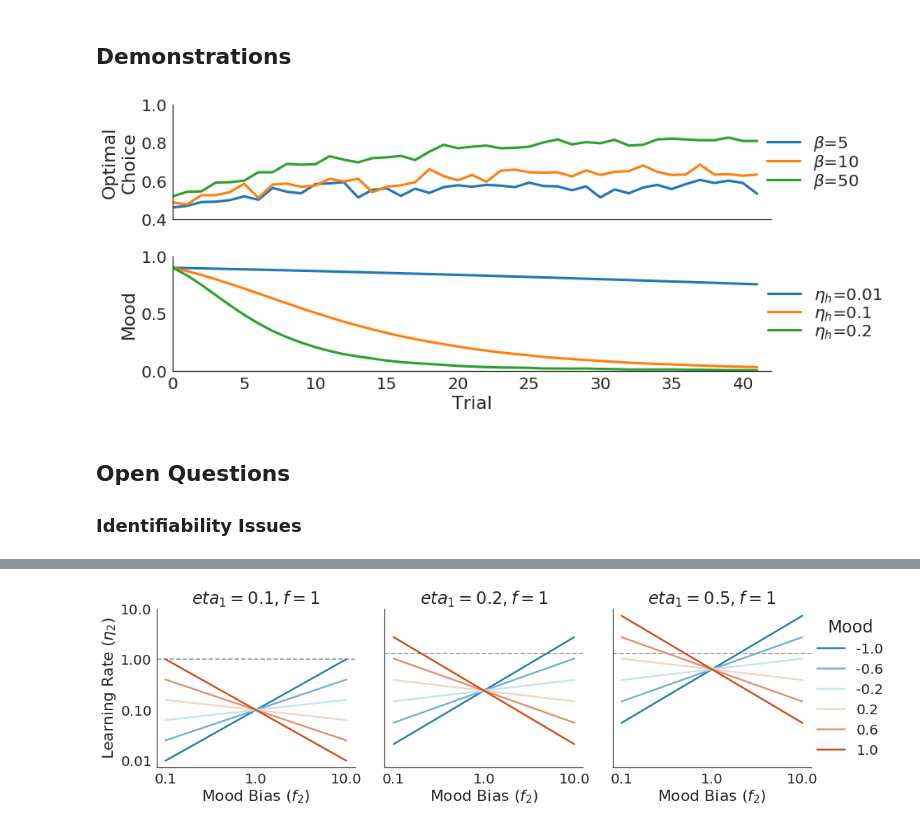
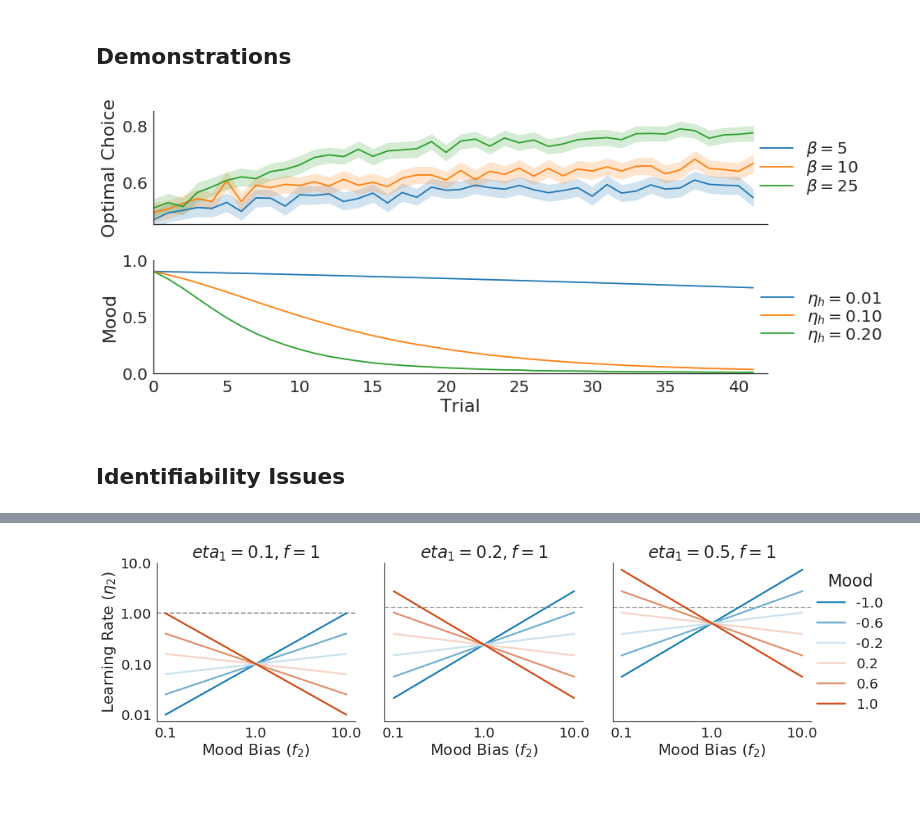
Before and after one commit to szorowi1/pni-rotations, a Jupyter notebook: demos.ipynb, the cells around one changed output, grey strips where cells are left out. Saved outputs shown, nothing was run; the diff lists cells and outputs as text; code cells hidden in the pictures; blank space fills up the shorter version.

```diff
--- a/demos.ipynb
+++ b/demos.ipynb
@@ -82,7 +82,7 @@ sns.set_context('notebook', font_scale=2)
 ## - Bias function (f)
 parameters = [(5,  0.2, 0.01, 1.0),
               (10, 0.2, 0.1, 1.0),
-              (50, 0.2, 0.2, 1.0)]
+              (25, 0.2, 0.2, 1.0)]
 
 ## Initial values.
 Q = 0.0
@@ -94,7 +94,7 @@ reward = 0.25
 n_trials = 42
 
 ## Simulation parameters.
-n_simulations = 500
+n_simulations = 1000
 
 #~~~~~~~~~~~~~~~~~~~~~~~~~~~~~~~~~~~~~~~~~~#
 ### Main loop.
@@ -103,8 +103,7 @@ np.random.seed(47404)
 
 ## Preallocate space.
 choices = np.zeros((n_simulations, len(parameters), n_trials))
-rewards = np.zeros_like(choices)
-moods = np.zeros_like(rewards)
+moods = np.zeros_like(choices)
 
 ## Main loop.
 for i in range(n_simulations):
@@ -115,44 +114,43 @@ for i in range(n_simulations):
     for j, params in enumerate(parameters):
 
         ## Initialize agent.
         agent = MoodyAgent(*params)
 
         ## Play block of slot machine game.
         Y, M = agent.simulate(X, R, Q=Q, M=M)
         moods[i,j] = M
 
         ## Compute optimal choices.
         choices[i,j] = optimal_choice(Y, X)
 
-        ## Compute cumulative reward.
-        rewards[i,j] = cumulative_reward(Y, R)
+## Convert choices/moods to DataFrame.
+choices = DataFrame3d(choices, major_axis=[r'$\beta = %s$' %params[0] for params in parameters])
+moods = DataFrame3d(moods, major_axis=[r'$\eta_h = %0.2f$' %params[2] for params in parameters])
 
 #~~~~~~~~~~~~~~~~~~~~~~~~~~~~~~~~~~~~~~~~~~#
 ### Plotting.
 #~~~~~~~~~~~~~~~~~~~~~~~~~~~~~~~~~~~~~~~~~~#
 
 ## Initialize canvas.
 fig, axes = plt.subplots(2,1,figsize=(12,6))
+palette = sns.color_palette(n_colors=len(parameters))
 
 ## Plot optimal choice / mood.
-for i, params in enumerate(parameters):
-
-    axes[0].plot(choices[:,i].mean(axis=0), lw=3, label=r'$\beta$=%s' %params[0])
-    axes[1].plot(moods[:,i].mean(axis=0), lw=3, label=r'$\eta_h$=%s' %params[2])
+sns.lineplot('minor', 'value', 'major', data=choices, palette=palette, ax=axes[0])
+sns.lineplot('minor', 'value', 'major', data=moods, palette=palette, ax=axes[1])
 
 ## Add info.
-axes[0].set(xlim=(0,n_trials), xticks=[], ylim=(0.4,1.0), ylabel='Optimal\nChoice')
+axes[0].set(xlim=(0,n_trials), xticks=[], xlabel='', ylim=(0.45, 0.85), ylabel='Optimal Choice')
 axes[0].legend(loc=7, bbox_to_anchor=(1.16,0.5), borderpad=0, labelspacing=0)
 axes[1].set(xlim=(0,n_trials), xlabel='Trial', ylim=(0,1), ylabel='Mood')
 axes[1].legend(loc=7, bbox_to_anchor=(1.2,0.5), borderpad=0, labelspacing=0)
 
 sns.despine()
 plt.tight_layout()
 # %% [output]
-[figure, old version]
+[figure, new version]
 # %% [markdown]
-## Open Questions
-### Identifiability Issues
+## Identifiability Issues
 # %% [markdown]
 Take the formulas from above and plug them in to arrive at one equation:
 
```
Also changed, not shown: parts of 6 cells of this notebook, 2 other files.
